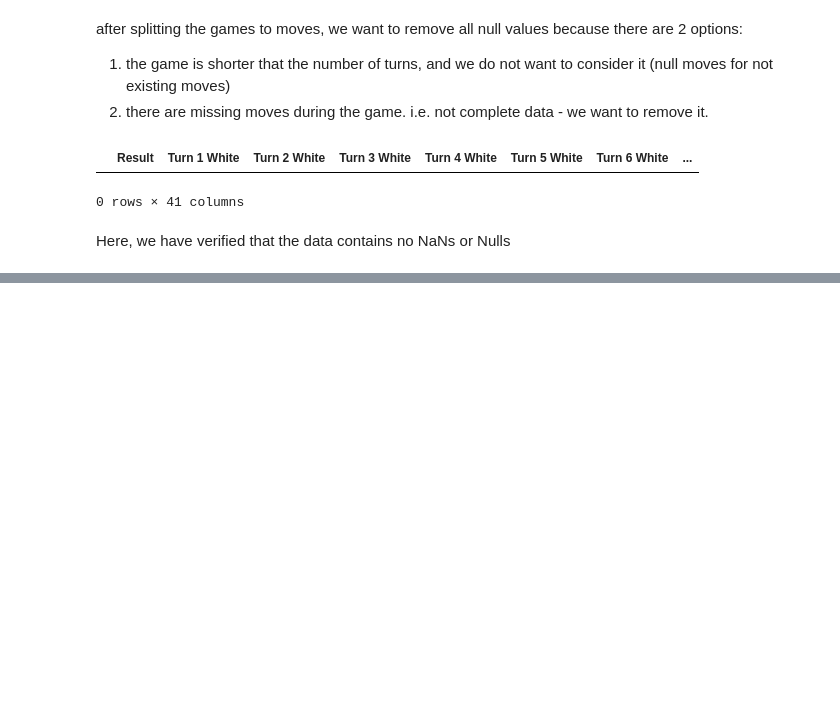
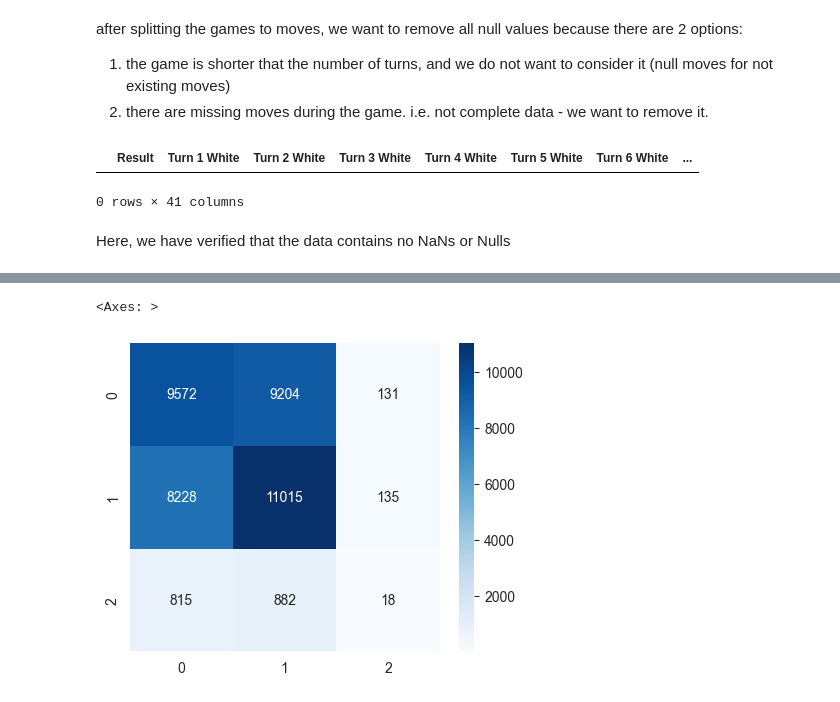
Before and after one commit to appeldaniel1998/ChessDataAnalysis, a Jupyter notebook: Chess.ipynb, the cells around one changed output, grey strips where cells are left out. Saved outputs shown, nothing was run; the diff lists cells and outputs as text; code cells hidden in the pictures; blank space fills up the shorter version.

```diff
--- a/Chess.ipynb
+++ b/Chess.ipynb
@@ -180,3 +182,9 @@ Time taken to achieve result: 167.02821230888367 seconds
+# %%
+plt.figure(figsize=(5,4))
+sns.heatmap(confusion_matrix(y_test, predictionsAdaBoost), cmap = "Blues", annot=True, fmt = '.0f')
+# %% [output]
+<Axes: >
+[figure, added]
 # %%
 from sklearn.ensemble import RandomForestClassifier
 
```
Also changed, not shown: parts of 19 cells of this notebook.
